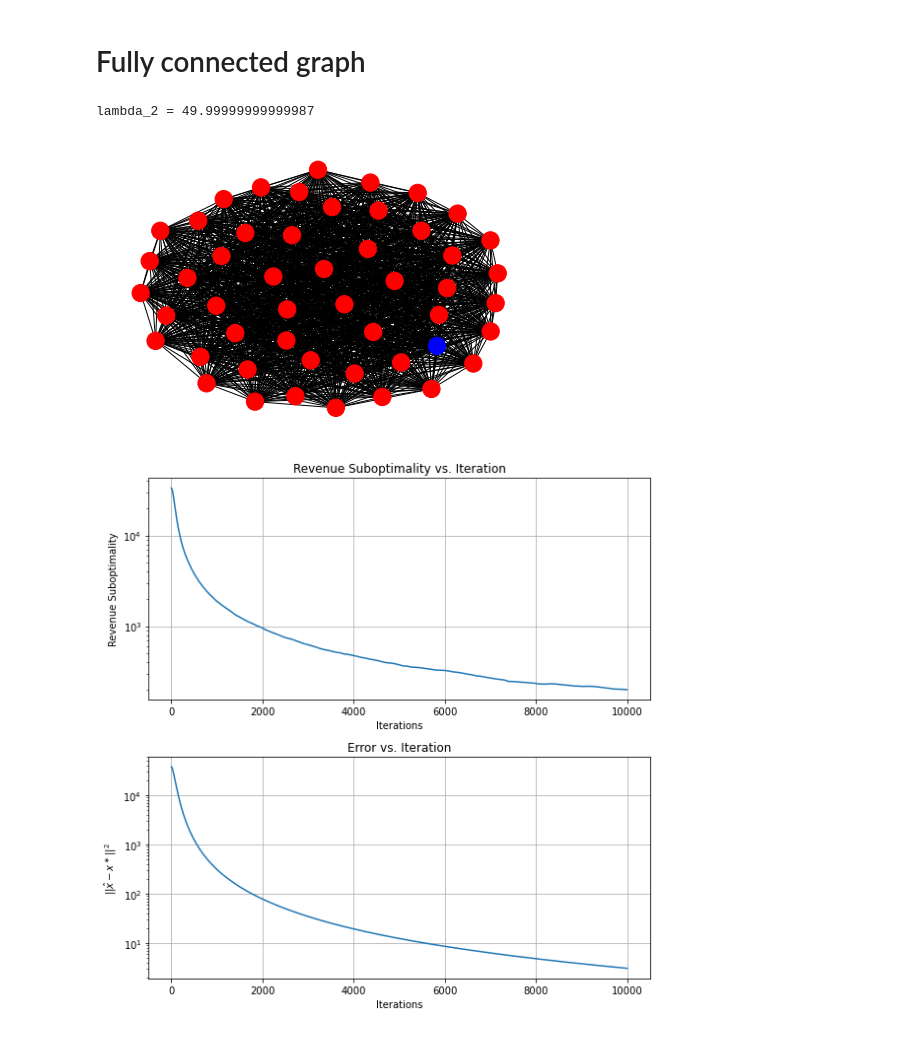
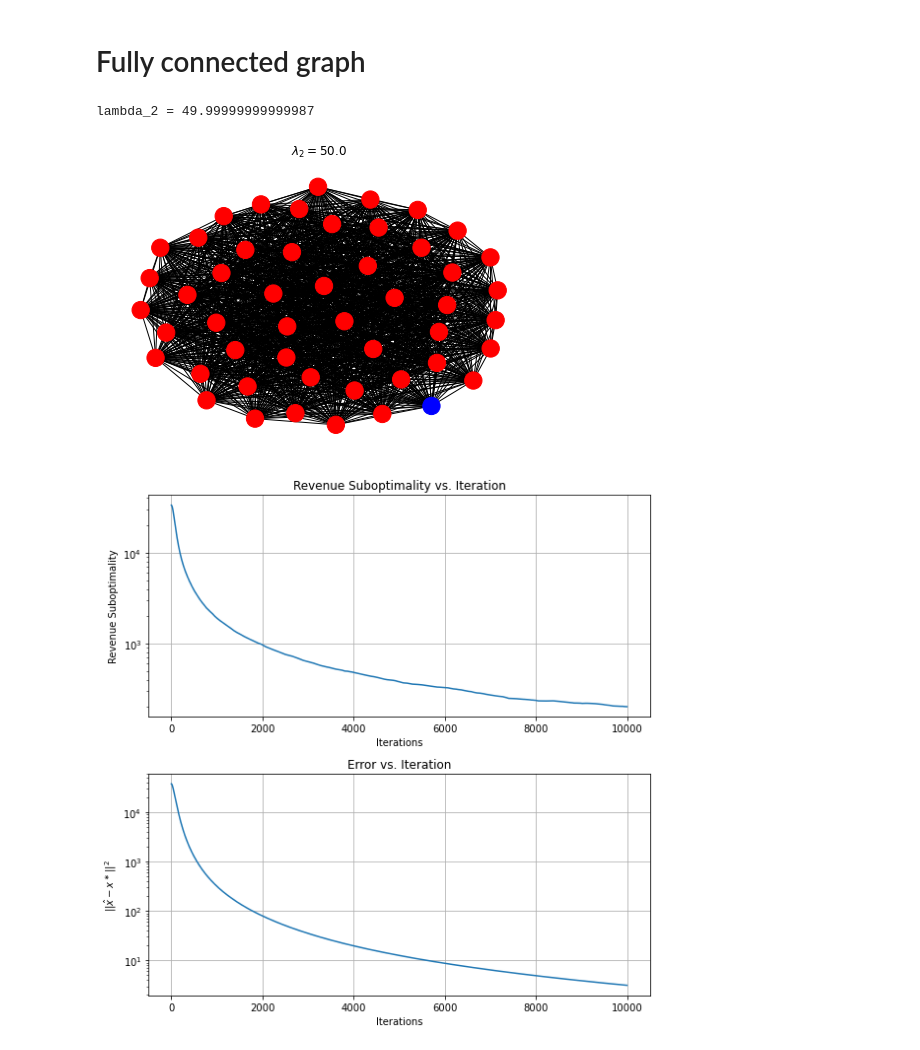
Before and after one commit to evanjfaulkner/Distributed-Opt, a Jupyter notebook: distributed_bertrand.ipynb, the cells around one changed output. Drawn from its saved outputs; the diff is of its cells as text; code cells hidden in the pictures.

```diff
--- a/distributed_bertrand.ipynb
+++ b/distributed_bertrand.ipynb
@@ -189,6 +192,9 @@ print(f'lambda_2 = {np.sort(nx.laplacian_spectrum(G))[1]}')
 plt.figure()
 colors = ['b' if inf else 'r' for inf in N]
 nx.draw(G, node_color=colors)
+plt.title(r'$\lambda_2 = $'+f'{np.sort(nx.laplacian_spectrum(G))[1].round(4)}')
+plt.tight_layout()
+plt.savefig('./figures/complete.png')
 plt.show()
 
 P = nx.laplacian_matrix(G).toarray()
@@ -198,34 +204,34 @@ X = np.random.rand(n,n)
 
 rev_dist = []
 rev_bar = []
 x_dist_hist = []
 x_bar_hist = []
 
 for i in trange(iterations):
     xi = n+np.random.randn(1)
     for node in range(n):
         if G.nodes[node]['informed']:
             G.nodes[node]['xi'] = xi
         else:
             xi_lst = []
             for neig in G.neighbors(node):
                 xi_lst.append(G.nodes[neig]['xi'])
             G.nodes[node]['xi'] = sum(xi_lst)/len(xi_lst)
     x_dist_hist.append(np.mean(X.copy(),axis=0))
     ma_len = min(window,len(x_dist_hist))
     x_bar_hist.append(np.mean(x_dist_hist[-ma_len:],axis=0))
     X = np.dot(P,X)
     temp = []
     for j in range(n):
         xi_j = G.nodes[j]['xi']
         X[j] += (step*(alpha**i))*grad_revenue(X[j],theta,xi_j)
         temp.append(total_revenue(X[j],theta,xi_j))
     rev_dist.append(sum(temp)/len(temp))
     rev_bar.append(np.mean(rev_dist[-ma_len:]))
     X = np.clip(X,0,p_max)
 # %% [output]
 lambda_2 = 49.99999999999987
-[figure, old version]
+[figure, new version]
 # %%
 fig, ax = plt.subplots(2,1,figsize=(8,8))
 rev_err_fc = abs(revenue_so - rev_bar)
```
Also changed, not shown: parts of 8 cells of this notebook, 11 other files.
